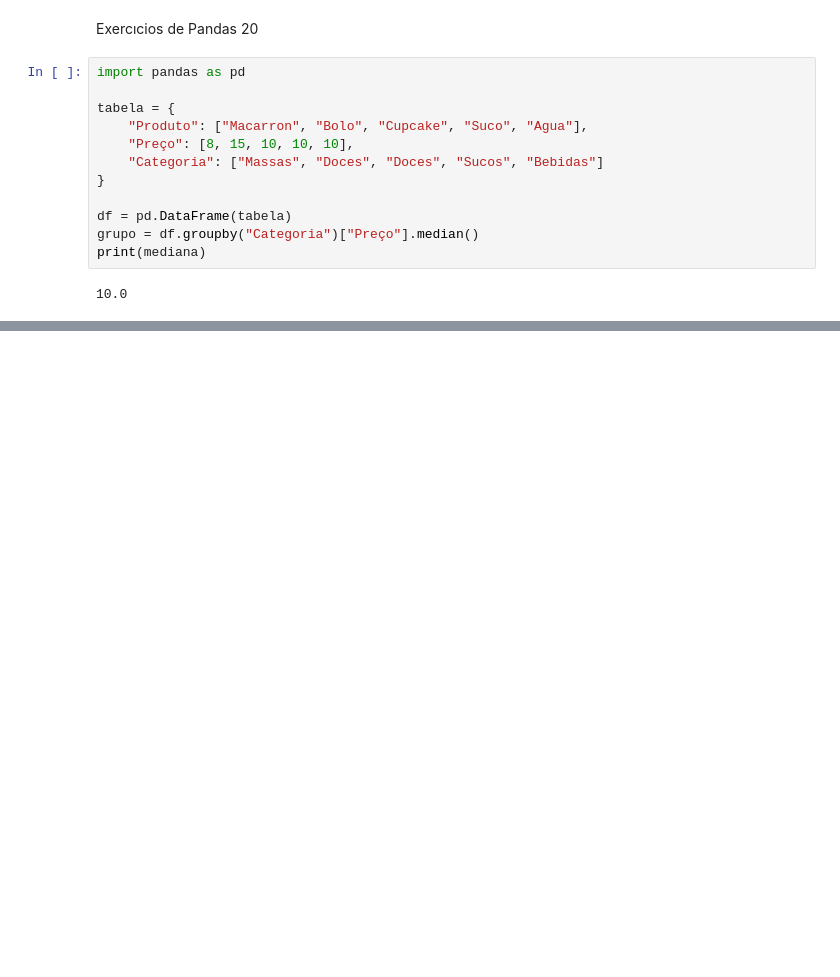
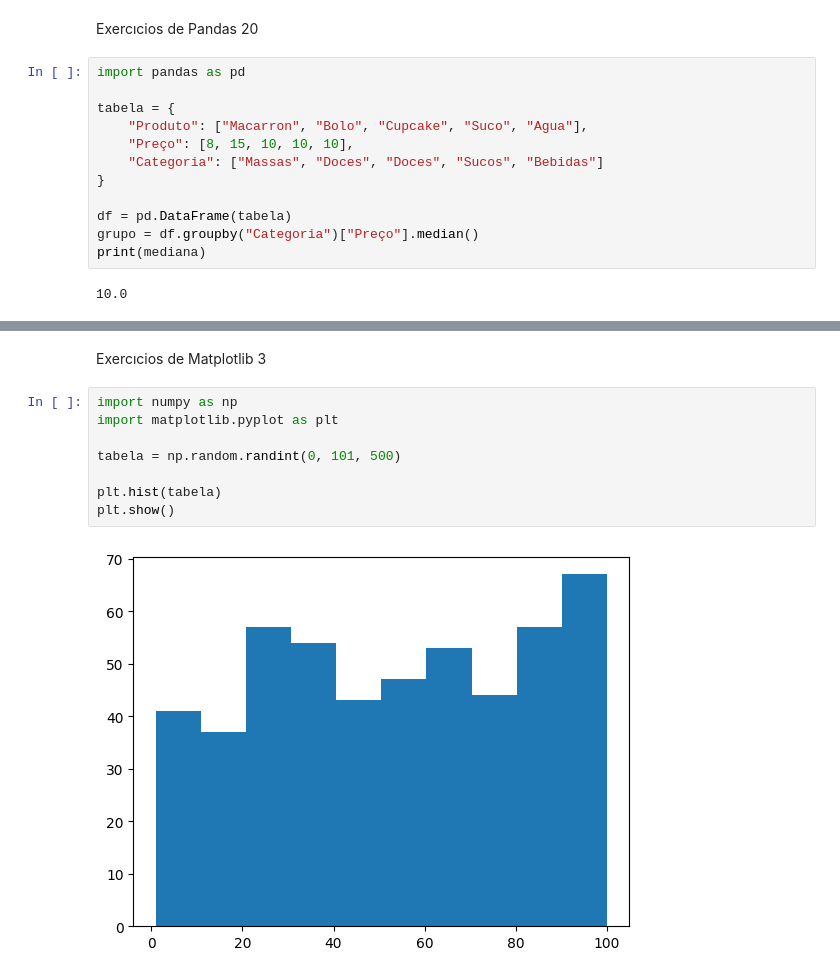
Before and after one commit to VictorMorais777/Disciplina-de-Inteligencia-Artificial, a Jupyter notebook: DataScience_JoaoVictorSilvaMorais_6B.ipynb, the cells around one changed output, grey strips where cells are left out. Saved outputs shown, nothing was run; the diff lists cells and outputs as text; blank space fills up the shorter version.

```diff
--- a/DataScience_JoaoVictorSilvaMorais_6B.ipynb
+++ b/DataScience_JoaoVictorSilvaMorais_6B.ipynb
@@ -1056,0 +1079,12 @@ print(mediana)
+# %% [markdown]
+Exercıcios de Matplotlib 3
+# %%
+import numpy as np
+import matplotlib.pyplot as plt
+
+tabela = np.random.randint(0, 101, 500)
+
+plt.hist(tabela)
+plt.show()
+# %% [output]
+[figure, added]
```
Also changed, not shown: parts of 29 cells of this notebook.
